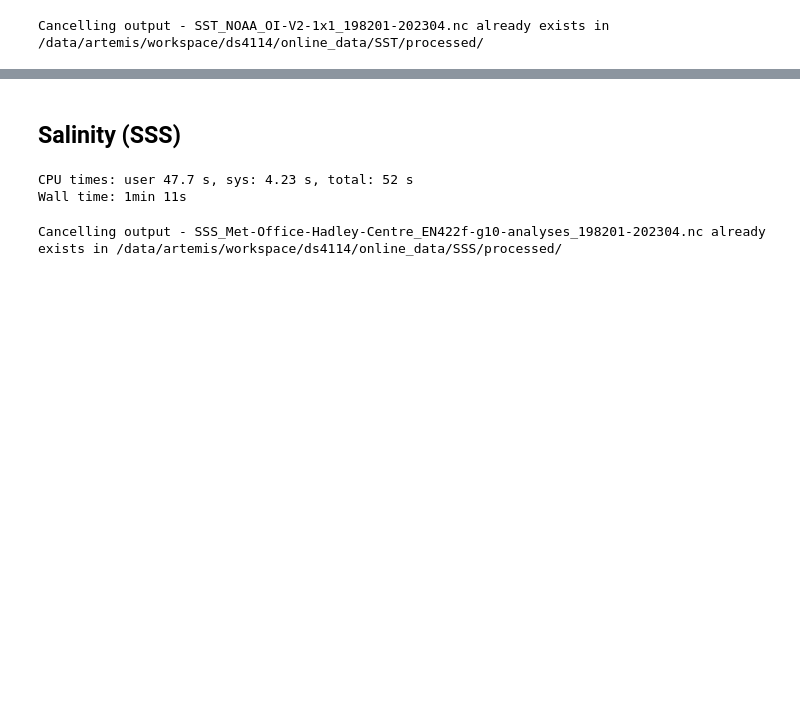
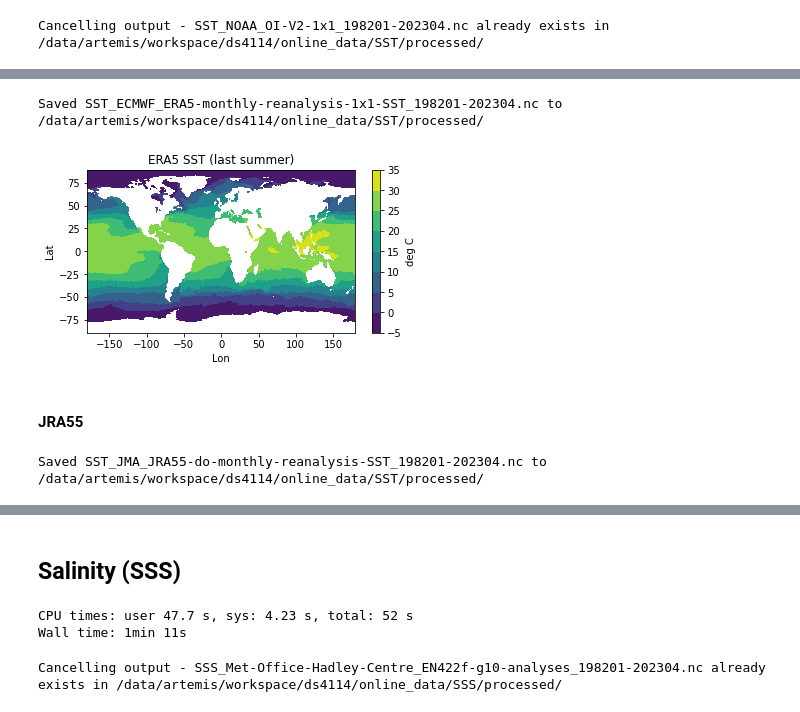
Before and after one commit to ds4114/LDEO_Ocean_CO2_Residual, a Jupyter notebook: code/02_data_processing.ipynb, the cells around one changed output, grey strips where cells are left out. Drawn from its saved outputs; the diff is of its cells as text; code cells hidden in the pictures; blank space fills up the shorter version.

Commit message:
added ERA5 SST and JRA55 data sources

```diff
--- a/code/02_data_processing.ipynb
+++ b/code/02_data_processing.ipynb
@@ -90,0 +96,12 @@ plt.colorbar().set_label('deg C');
+# %%
+sst_era5 = xr.open_mfdataset(data_folder_root+r'SST/originals/SST_ECMWF_ERA5-monthly-reanalysis-SST_*.nc')
+# %%
+%%time
+#Regrid sst_era5
+sst_era5_highres = sst_era5.sel(expver=1).sst - 273.15  #do do not need the experimental/recent data because socat is only up till end of the prior year. Also convert deg K to deg C.
+    #Note the expver variable in era5 indicates new experimental data: #https://confluence.ecmwf.int/pages/viewpage.action?pageId=173385064
+sst_era5_highres = sst_era5_highres.sel(time=slice(str(processed_start_yearmonth),str(processed_end_yearmonth))) #already monthly so select desired years
+sst_era5_highres = xr.Dataset({'sst_era5':(['time','latitude','longitude'],sst_era5_highres.data),'time':(['time'],sst_era5_highres.time.data),'latitude':(['latitude'],sst_era5_highres.latitude.data),'longitude':(['longitude'],sst_era5_highres.longitude.data)})
+sst_era5_highres_regridder = xesmf.Regridder(sst_era5_highres, ideal_grid, 'bilinear', periodic=True) #See note above about bilinear vs conservative
+sst_era5_out = sst_era5_highres_regridder(sst_era5_highres, keep_attrs=False)
+#sst_era5_out
@@ -90,0 +111,17 @@ plt.colorbar().set_label('deg C');
+# %%
+sst_era5_out = sst_era5_out.rename({'latitude': 'ylat','longitude': 'xlon'}) #rename to be consistent with prior work
+sst_era5_out = sst_era5_out.assign_coords(time=ttime) #overwrite time dimension to be midmonth
+mslp_out.mslp.attrs['units'] = 'deg C (previously deg K)'
+# %%
+output_netcdf_with_date(sst_era5_out, data_folder_root+'SST/processed/', 'SST_ECMWF_ERA5-monthly-reanalysis-1x1-SST')
+# %% [output]
+Saved SST_ECMWF_ERA5-monthly-reanalysis-1x1-SST_198201-202304.nc to /data/artemis/workspace/ds4114/online_data/SST/processed/
+# %%
+fig = plt.figure(figsize=(figsizew,figsizeh))
+plt.contourf(ideal_grid.longitude,ideal_grid.latitude,sst_era5_out.sst_era5.sel(time='2022-06-15').data) #just choosing one time slice
+plt.title('ERA5 SST (last summer)'); plt.xlabel('Lon'); plt.ylabel('Lat')
+plt.colorbar().set_label('deg C');
+# %% [output]
+[figure, added]
+# %% [markdown]
+#### JRA55
@@ -90,0 +147,4 @@ plt.colorbar().set_label('deg C');
+# %%
+output_netcdf_with_date(sst_jra55_out, data_folder_root+'SST/processed/', 'SST_JMA_JRA55-do-monthly-reanalysis-SST')
+# %% [output]
+Saved SST_JMA_JRA55-do-monthly-reanalysis-SST_198201-202304.nc to /data/artemis/workspace/ds4114/online_data/SST/processed/
```
Also changed, not shown: parts of 27 cells of this notebook, 2 other files.
